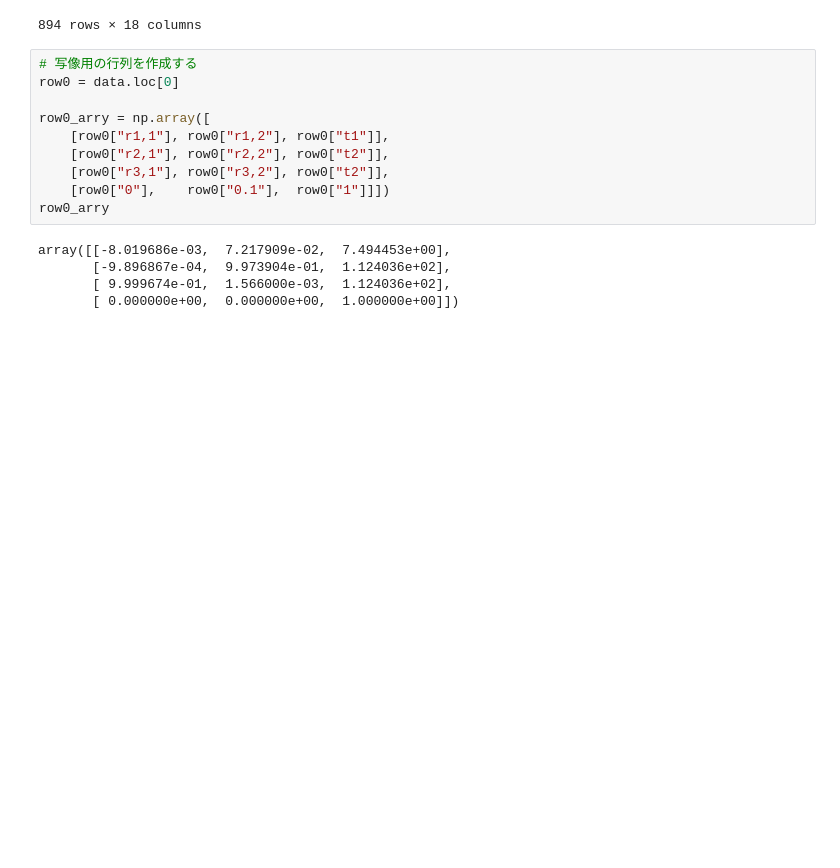
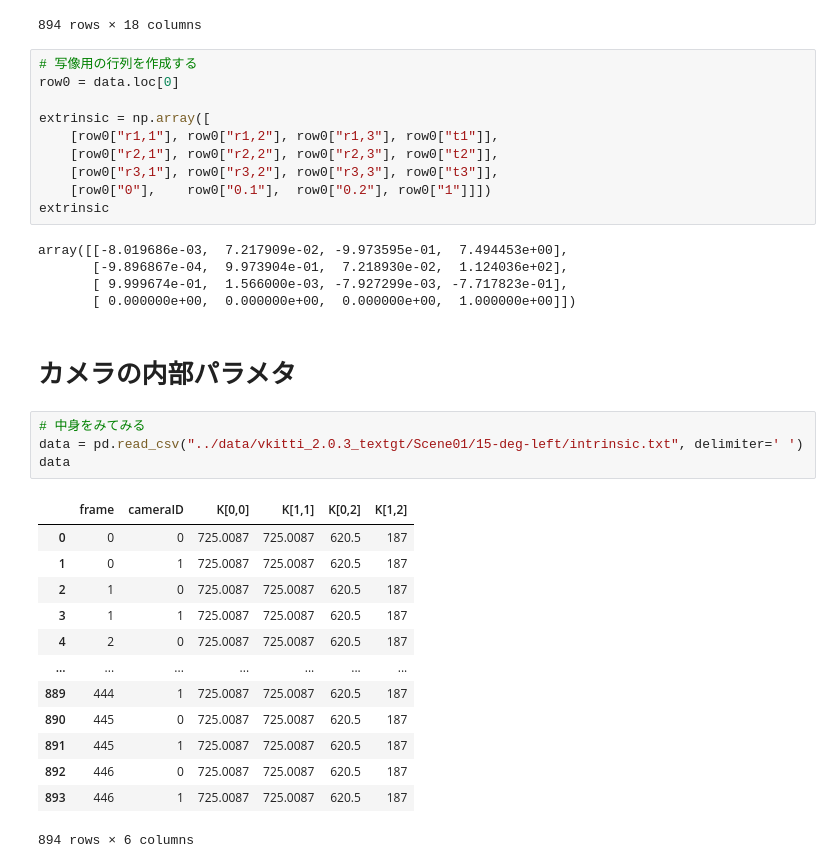
Before and after one commit to yudai09/monocular_depth_estimation_from_scratch, a Jupyter notebook: notebooks/01_data.ipynb, the cells around one changed output. Cells and saved outputs as stored; diff of their text form; blank space fills up the shorter version.

```diff
--- a/notebooks/01_data.ipynb
+++ b/notebooks/01_data.ipynb
@@ -99,14 +99,34 @@ data
 # 写像用の行列を作成する
 row0 = data.loc[0]
 
-row0_arry = np.array([
-    [row0["r1,1"], row0["r1,2"], row0["t1"]],
-    [row0["r2,1"], row0["r2,2"], row0["t2"]],
-    [row0["r3,1"], row0["r3,2"], row0["t2"]],
-    [row0["0"],    row0["0.1"],  row0["1"]]])
-row0_arry
+extrinsic = np.array([
+    [row0["r1,1"], row0["r1,2"], row0["r1,3"], row0["t1"]],
+    [row0["r2,1"], row0["r2,2"], row0["r2,3"], row0["t2"]],
+    [row0["r3,1"], row0["r3,2"], row0["r3,3"], row0["t3"]],
+    [row0["0"],    row0["0.1"],  row0["0.2"], row0["1"]]])
+extrinsic
 # %% [output]
-array([[-8.019686e-03,  7.217909e-02,  7.494453e+00],
-       [-9.896867e-04,  9.973904e-01,  1.124036e+02],
-       [ 9.999674e-01,  1.566000e-03,  1.124036e+02],
-       [ 0.000000e+00,  0.000000e+00,  1.000000e+00]])
+array([[-8.019686e-03,  7.217909e-02, -9.973595e-01,  7.494453e+00],
+       [-9.896867e-04,  9.973904e-01,  7.218930e-02,  1.124036e+02],
+       [ 9.999674e-01,  1.566000e-03, -7.927299e-03, -7.717823e-01],
+       [ 0.000000e+00,  0.000000e+00,  0.000000e+00,  1.000000e+00]])
+# %% [markdown]
+# カメラの内部パラメタ
+# %%
+# 中身をみてみる
+data = pd.read_csv("../data/vkitti_2.0.3_textgt/Scene01/15-deg-left/intrinsic.txt", delimiter=' ')
+data
+# %% [output]
+|  | frame | cameraID | K[0,0] | K[1,1] | K[0,2] | K[1,2] |
+| 0 | 0 | 0 | 725.0087 | 725.0087 | 620.5 | 187 |
+| 1 | 0 | 1 | 725.0087 | 725.0087 | 620.5 | 187 |
+| 2 | 1 | 0 | 725.0087 | 725.0087 | 620.5 | 187 |
+| 3 | 1 | 1 | 725.0087 | 725.0087 | 620.5 | 187 |
+| 4 | 2 | 0 | 725.0087 | 725.0087 | 620.5 | 187 |
+| ... | ... | ... | ... | ... | ... | ... |
+| 889 | 444 | 1 | 725.0087 | 725.0087 | 620.5 | 187 |
+| 890 | 445 | 0 | 725.0087 | 725.0087 | 620.5 | 187 |
+| 891 | 445 | 1 | 725.0087 | 725.0087 | 620.5 | 187 |
+| 892 | 446 | 0 | 725.0087 | 725.0087 | 620.5 | 187 |
+| 893 | 446 | 1 | 725.0087 | 725.0087 | 620.5 | 187 |
+894 rows × 6 columns
```
Also changed, not shown: parts of 21 cells of this notebook.
